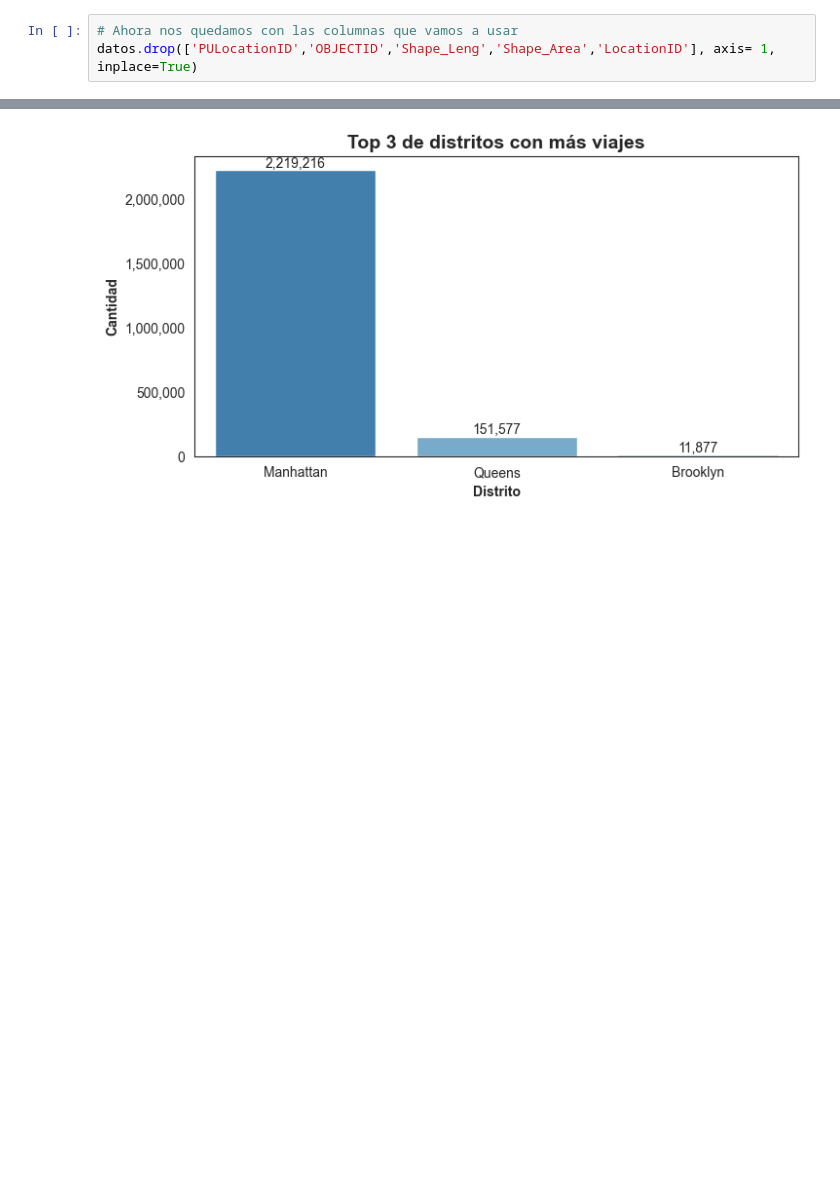
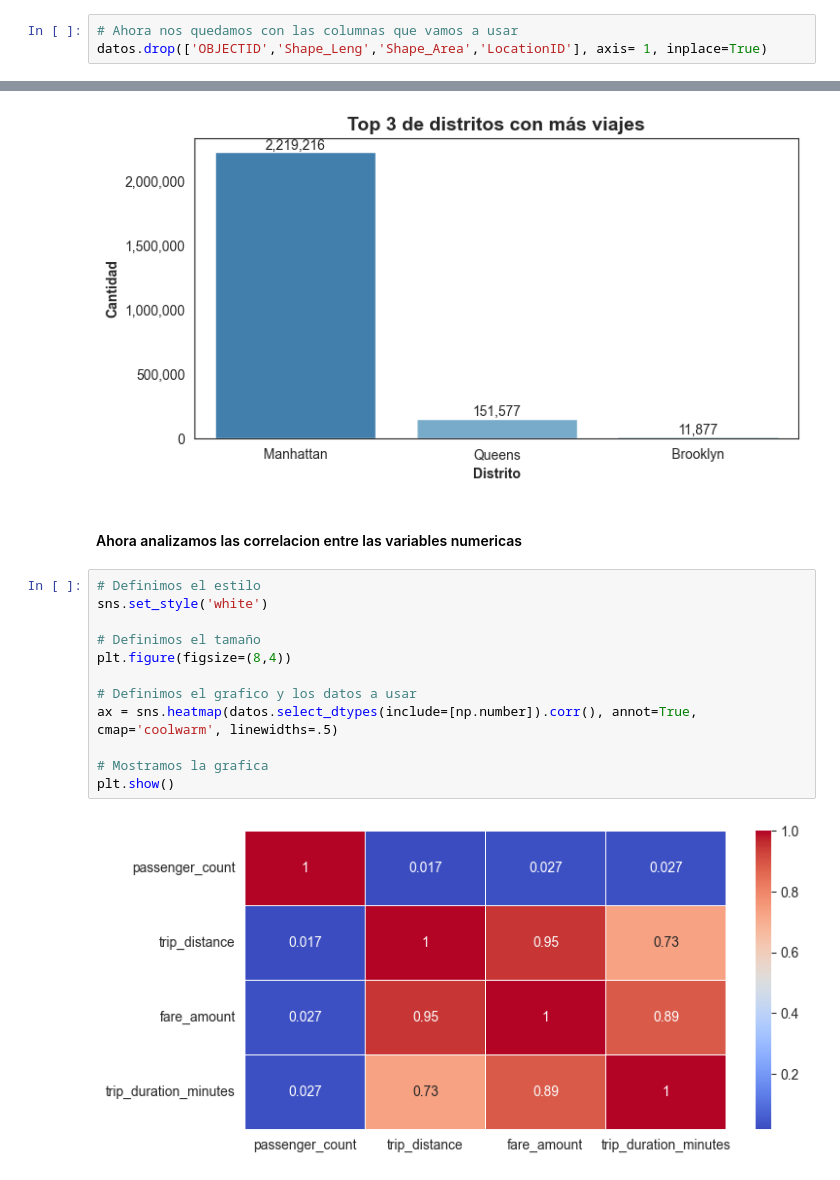
Before and after one commit to ing-jhparra/nyc-taxis, a Jupyter notebook: EDA/Taxis.ipynb, the cells around one changed output, grey strips where cells are left out. Cells and saved outputs as stored; diff of their text form; blank space fills up the shorter version.

```diff
--- a/EDA/Taxis.ipynb
+++ b/EDA/Taxis.ipynb
@@ -197,7 +174,7 @@ datos.head()
 | 4 | 1 | 0.0 | 1.60 | 161 | 1 | 11.4 | July | ... |
 # %%
 # Ahora nos quedamos con las columnas que vamos a usar
-datos.drop(['PULocationID','OBJECTID','Shape_Leng','Shape_Area','LocationID'], axis= 1, inplace=True)
+datos.drop(['OBJECTID','Shape_Leng','Shape_Area','LocationID'], axis= 1, inplace=True)
 # %%
 # Mostramos los resultados
 datos.head()
@@ -444,3 +421,19 @@ for p in ax.patches:
 plt.show()
 # %% [output]
 [figure]
+# %% [markdown]
+#### Ahora analizamos las correlacion entre las variables numericas
+# %%
+# Definimos el estilo
+sns.set_style('white')
+
+# Definimos el tamaño
+plt.figure(figsize=(8,4))
+
+# Definimos el grafico y los datos a usar
+ax = sns.heatmap(datos.select_dtypes(include=[np.number]).corr(), annot=True, cmap='coolwarm', linewidths=.5)
+
+# Mostramos la grafica
+plt.show()
+# %% [output]
+[figure, added]
```
Also changed, not shown: parts of 7 cells of this notebook.
